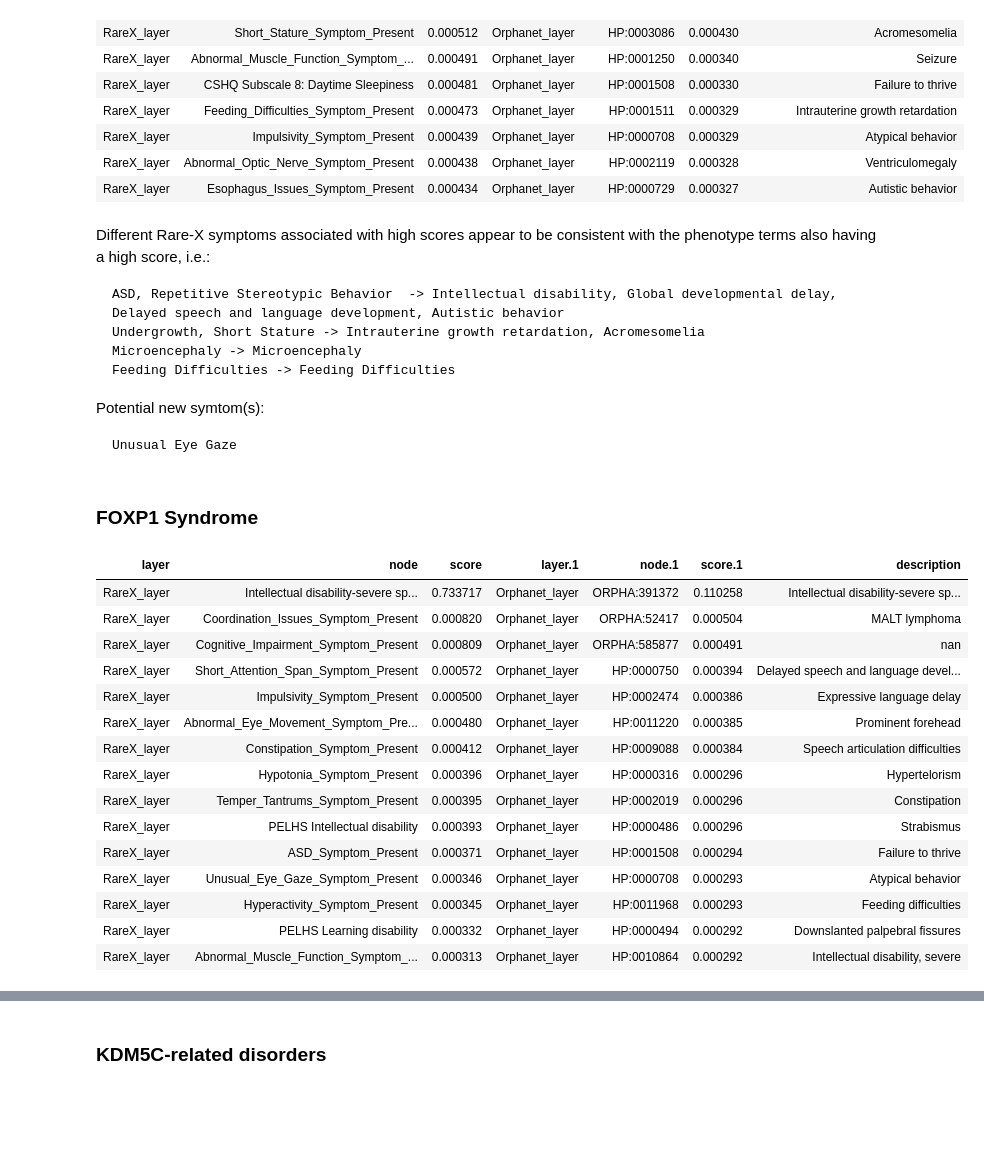
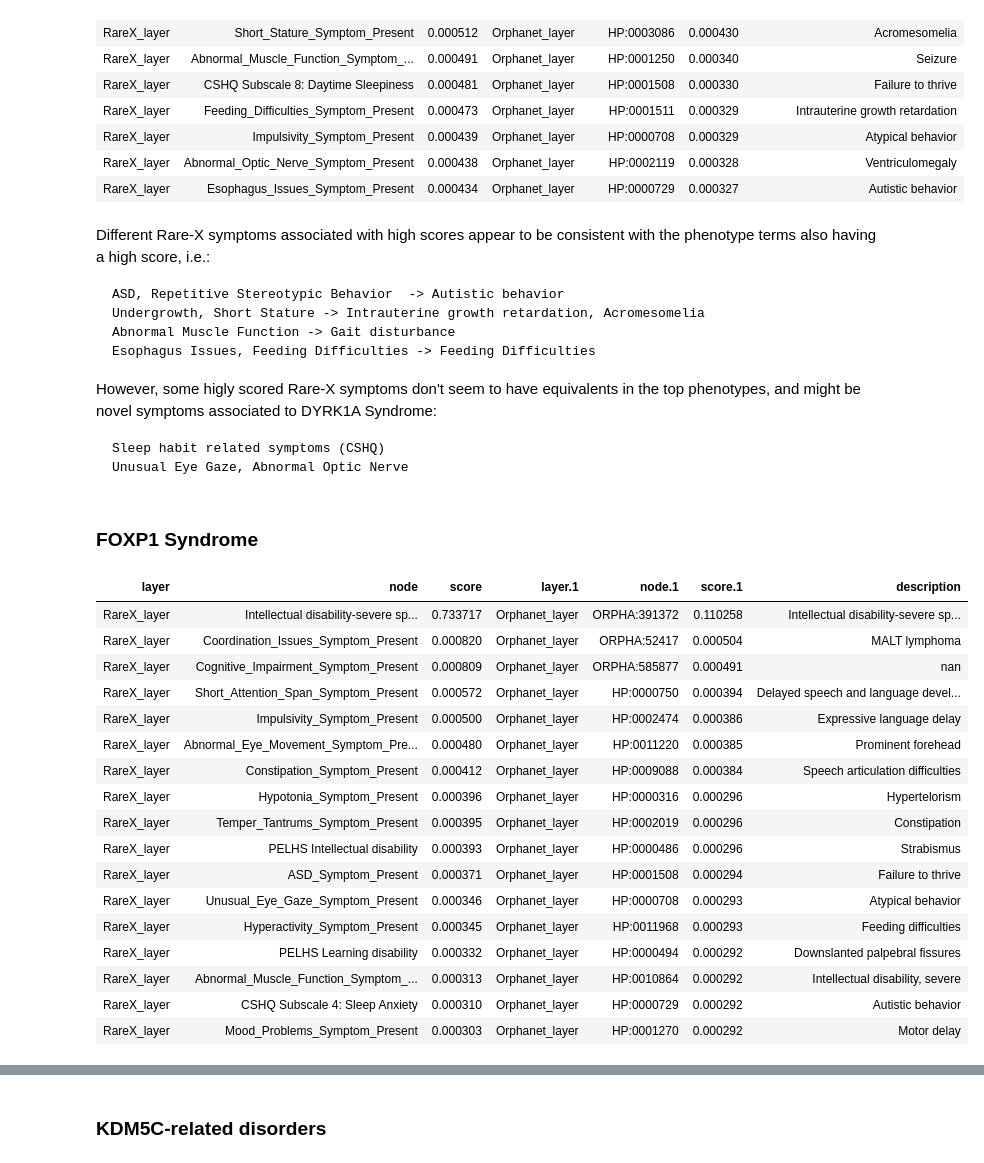
Before and after one commit to BAUDOTlab/Dream_Rare-X, a Jupyter notebook: jupyter-notebooks/step6_Analyze_MultiXrank_Results.ipynb, the cells around one changed output, grey strips where cells are left out. Cells and saved outputs as stored; diff of their text form; code cells hidden in the pictures; blank space fills up the shorter version.

```diff
--- a/jupyter-notebooks/step6_Analyze_MultiXrank_Results.ipynb
+++ b/jupyter-notebooks/step6_Analyze_MultiXrank_Results.ipynb
@@ -260,33 +277,36 @@ dico_results_withOrpha['DYRK1A Syndrome'].head(topresults).style.hide(axis='inde
 # %% [markdown]
 Different Rare-X symptoms associated with high scores appear to be consistent with the phenotype terms also having a high score, i.e.:
 
-    ASD, Repetitive Stereotypic Behavior  -> Intellectual disability, Global developmental delay, Delayed speech and language development, Autistic behavior
+    ASD, Repetitive Stereotypic Behavior  -> Autistic behavior
     Undergrowth, Short Stature -> Intrauterine growth retardation, Acromesomelia
-    Microencephaly -> Microencephaly
-    Feeding Difficulties -> Feeding Difficulties
+    Abnormal Muscle Function -> Gait disturbance
+    Esophagus Issues, Feeding Difficulties -> Feeding Difficulties
 
-Potential new symtom(s):
+However, some higly scored Rare-X symptoms don't seem to have equivalents in the top phenotypes, and might be novel symptoms associated to DYRK1A Syndrome:
 
-    Unusual Eye Gaze
+    Sleep habit related symptoms (CSHQ)
+    Unusual Eye Gaze, Abnormal Optic Nerve
 # %% [markdown]
 ### FOXP1 Syndrome
 # %%
-dico_results_withOrpha['FOXP1 Syndrome'].head(topresults).style.hide(axis='index')
+dico_results_withOrpha['FOXP1 Syndrome'].head(topresults+2).style.hide(axis='index')
 # %% [output]
 | layer | node | score | layer.1 | node.1 | score.1 | description |
 | RareX_layer | Intellectual disability-severe sp... | 0.733717 | Orphanet_layer | ORPHA:391372 | 0.110258 | Intellectual disability-severe sp... |
 | RareX_layer | Coordination_Issues_Symptom_Present | 0.000820 | Orphanet_layer | ORPHA:52417 | 0.000504 | MALT lymphoma |
 | RareX_layer | Cognitive_Impairment_Symptom_Present | 0.000809 | Orphanet_layer | ORPHA:585877 | 0.000491 | nan |
 | RareX_layer | Short_Attention_Span_Symptom_Present | 0.000572 | Orphanet_layer | HP:0000750 | 0.000394 | Delayed speech and language devel... |
 | RareX_layer | Impulsivity_Symptom_Present | 0.000500 | Orphanet_layer | HP:0002474 | 0.000386 | Expressive language delay |
 | RareX_layer | Abnormal_Eye_Movement_Symptom_Pre... | 0.000480 | Orphanet_layer | HP:0011220 | 0.000385 | Prominent forehead |
 | RareX_layer | Constipation_Symptom_Present | 0.000412 | Orphanet_layer | HP:0009088 | 0.000384 | Speech articulation difficulties |
 | RareX_layer | Hypotonia_Symptom_Present | 0.000396 | Orphanet_layer | HP:0000316 | 0.000296 | Hypertelorism |
 | RareX_layer | Temper_Tantrums_Symptom_Present | 0.000395 | Orphanet_layer | HP:0002019 | 0.000296 | Constipation |
 | RareX_layer | PELHS Intellectual disability | 0.000393 | Orphanet_layer | HP:0000486 | 0.000296 | Strabismus |
 | RareX_layer | ASD_Symptom_Present | 0.000371 | Orphanet_layer | HP:0001508 | 0.000294 | Failure to thrive |
 | RareX_layer | Unusual_Eye_Gaze_Symptom_Present | 0.000346 | Orphanet_layer | HP:0000708 | 0.000293 | Atypical behavior |
 | RareX_layer | Hyperactivity_Symptom_Present | 0.000345 | Orphanet_layer | HP:0011968 | 0.000293 | Feeding difficulties |
 | RareX_layer | PELHS Learning disability | 0.000332 | Orphanet_layer | HP:0000494 | 0.000292 | Downslanted palpebral fissures |
 | RareX_layer | Abnormal_Muscle_Function_Symptom_... | 0.000313 | Orphanet_layer | HP:0010864 | 0.000292 | Intellectual disability, severe |
+| RareX_layer | CSHQ Subscale 4: Sleep Anxiety | 0.000310 | Orphanet_layer | HP:0000729 | 0.000292 | Autistic behavior |
+| RareX_layer | Mood_Problems_Symptom_Present | 0.000303 | Orphanet_layer | HP:0001270 | 0.000292 | Motor delay |
 # %% [markdown]
```
Also changed, not shown: parts of 8 cells of this notebook.
